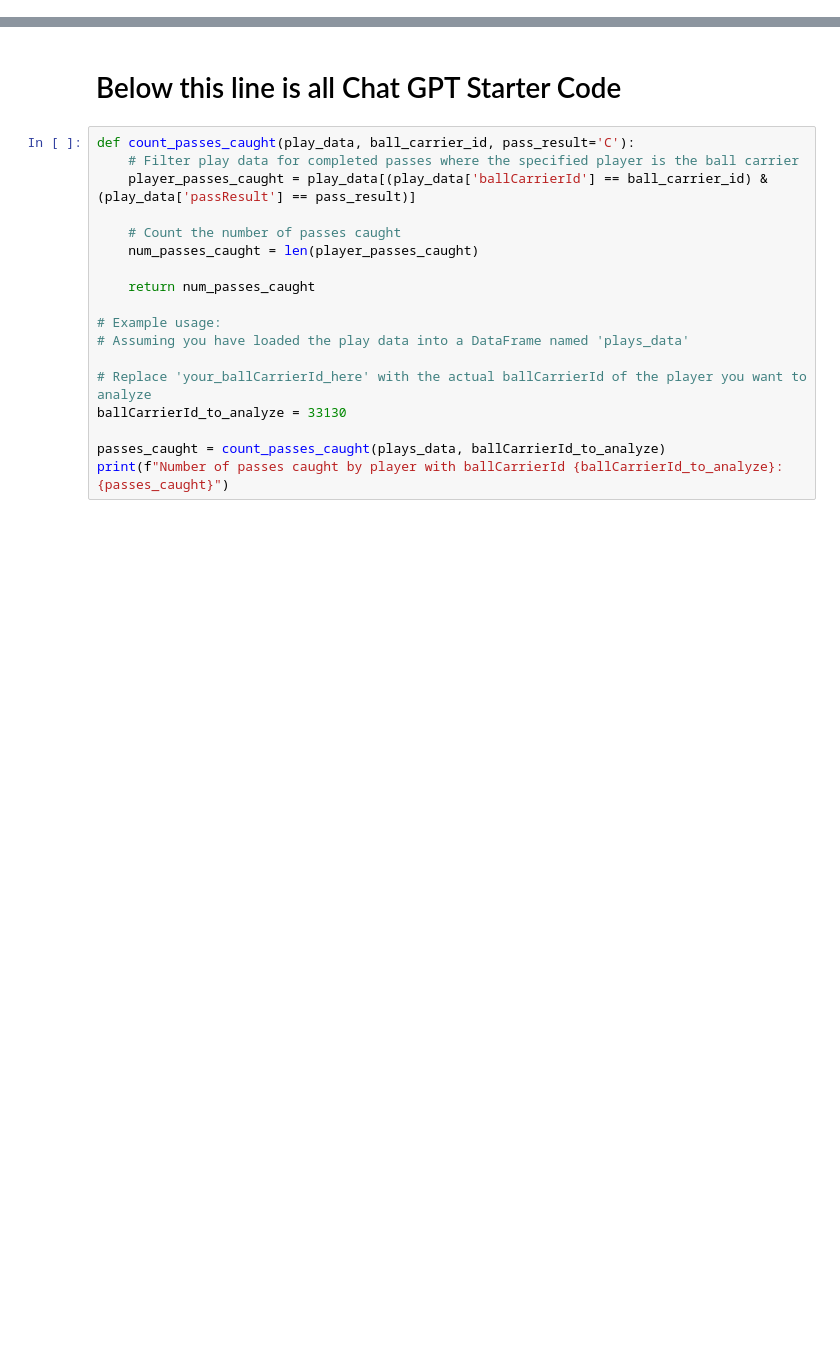
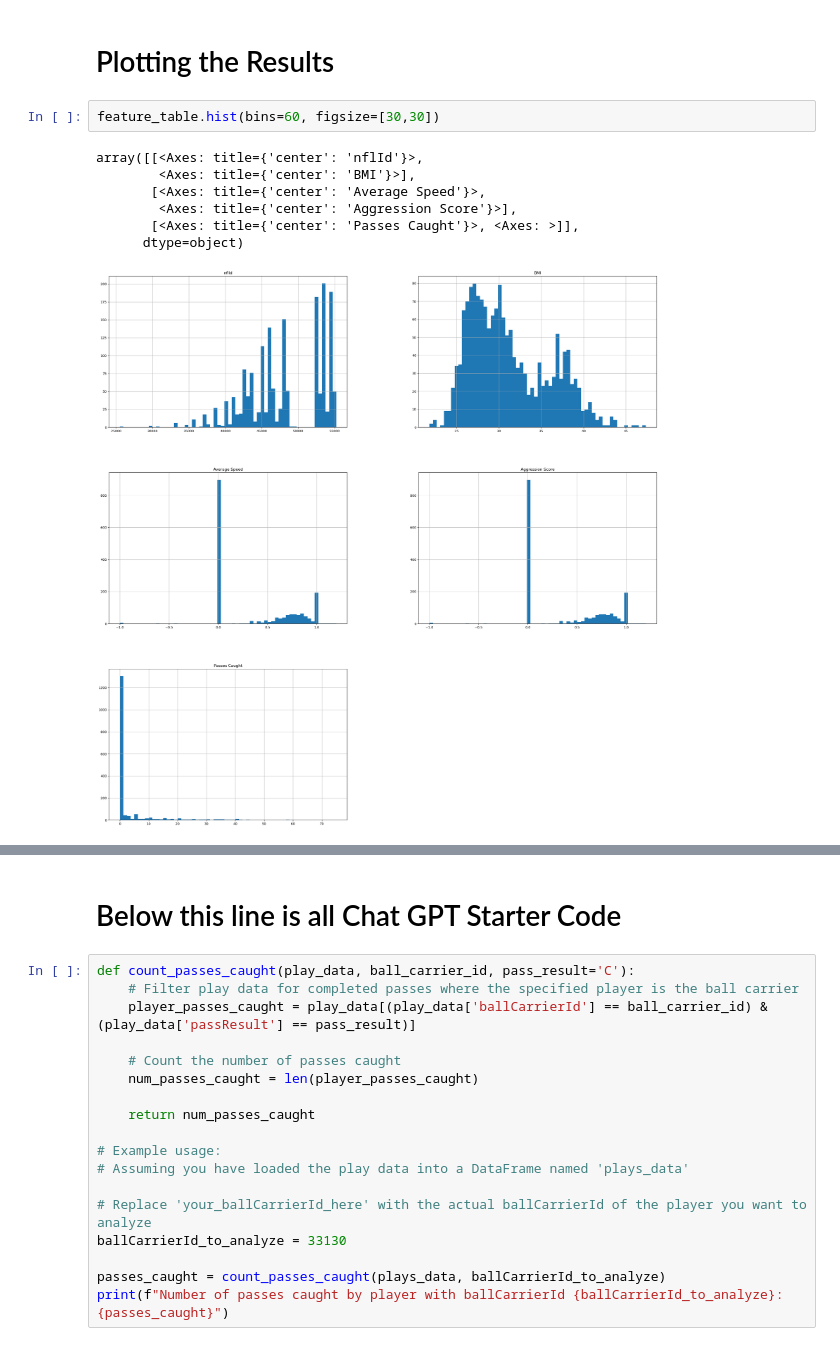
Before and after one commit to SmithsonArrey/big-data-bowl-2024-nfl-player-classifier, a Jupyter notebook: player_classifier.ipynb, the cells around one changed output, grey strips where cells are left out. Drawn from its saved outputs; the diff is of its cells as text; blank space fills up the shorter version.

```diff
--- a/player_classifier.ipynb
+++ b/player_classifier.ipynb
@@ -299,0 +272,12 @@ Passes Caught     0.073204>
+# %% [markdown]
+# Plotting the Results
+# %%
+feature_table.hist(bins=60, figsize=[30,30])
+# %% [output]
+array([[<Axes: title={'center': 'nflId'}>,
+        <Axes: title={'center': 'BMI'}>],
+       [<Axes: title={'center': 'Average Speed'}>,
+        <Axes: title={'center': 'Aggression Score'}>],
+       [<Axes: title={'center': 'Passes Caught'}>, <Axes: >]],
+      dtype=object)
+[figure, added]
```
Also changed, not shown: parts of 24 cells of this notebook, 1 other file.
